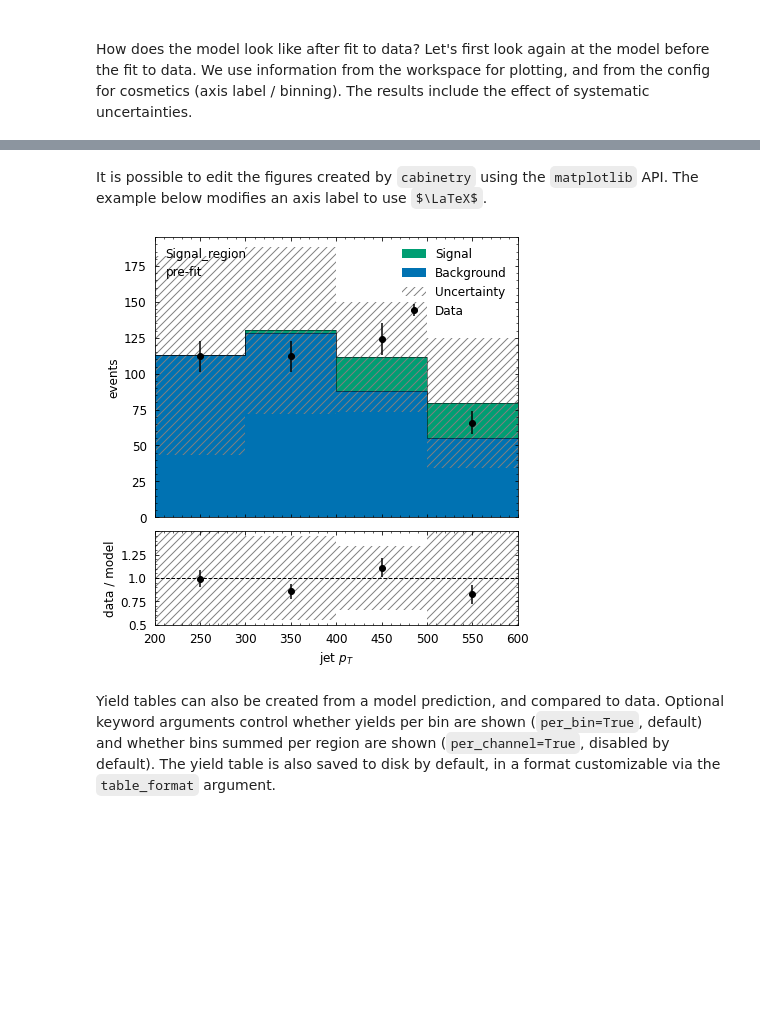
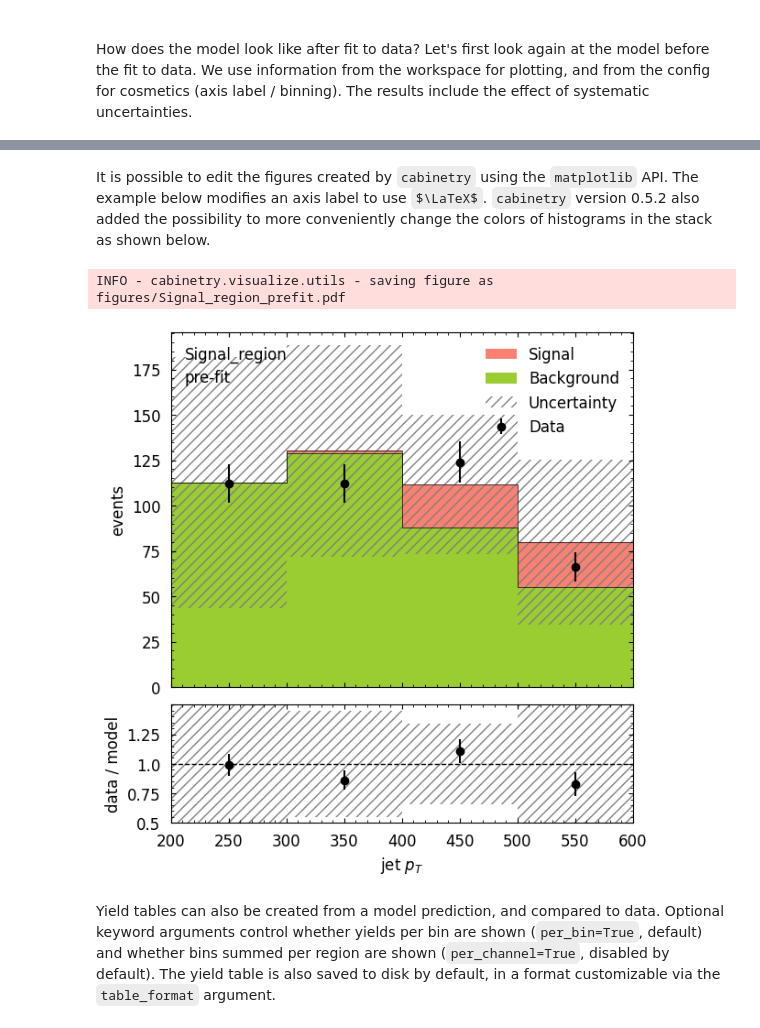
Before and after one commit to alexander-held/Belle-II-cabinetry, a Jupyter notebook: evaluated/talk.ipynb, the cells around one changed output, grey strips where cells are left out. Drawn from its saved outputs; the diff is of its cells as text; code cells hidden in the pictures; some formulas as TeX source; blank space fills up the shorter version.

Commit message:
small update for cabinetry v0.5.2

```diff
--- a/evaluated/talk.ipynb
+++ b/evaluated/talk.ipynb
@@ -413,11 +435,14 @@ INFO - cabinetry.visualize.utils - saving figure as figures/Signal_region_prefit
 # %% [markdown]
-It is possible to edit the figures created by `cabinetry` using the `matplotlib` API. The example below modifies an axis label to use $\LaTeX$.
+It is possible to edit the figures created by `cabinetry` using the `matplotlib` API. The example below modifies an axis label to use $\LaTeX$. `cabinetry` version 0.5.2 also added the possibility to more conveniently change the colors of histograms in the stack as shown below.
 # %%
+figures = cabinetry.visualize.data_mc(model_pred, data, config=config,
+                                      colors={"Signal": "salmon", "Background": "yellowgreen"}, close_figure=True)
 ratio_panel = figures[0]["figure"].get_axes()[1]
 ratio_panel.set_xlabel("jet $p_T$")
-figures[0]["figure"]  # show figure again
+figures[0]["figure"]  # show figure
 # %% [output]
+INFO - cabinetry.visualize.utils - saving figure as figures/Signal_region_prefit.pdf
-[figure, old version]
+[figure, new version]
 # %% [markdown]
 Yield tables can also be created from a model prediction, and compared to data. Optional keyword arguments control whether yields per bin are shown (`per_bin=True`, default) and whether bins summed per region are shown (`per_channel=True`, disabled by default). The yield table is also saved to disk by default, in a format customizable via the `table_format` argument.
 # %%
```
Also changed, not shown: parts of 15 cells of this notebook, 2 other files.
